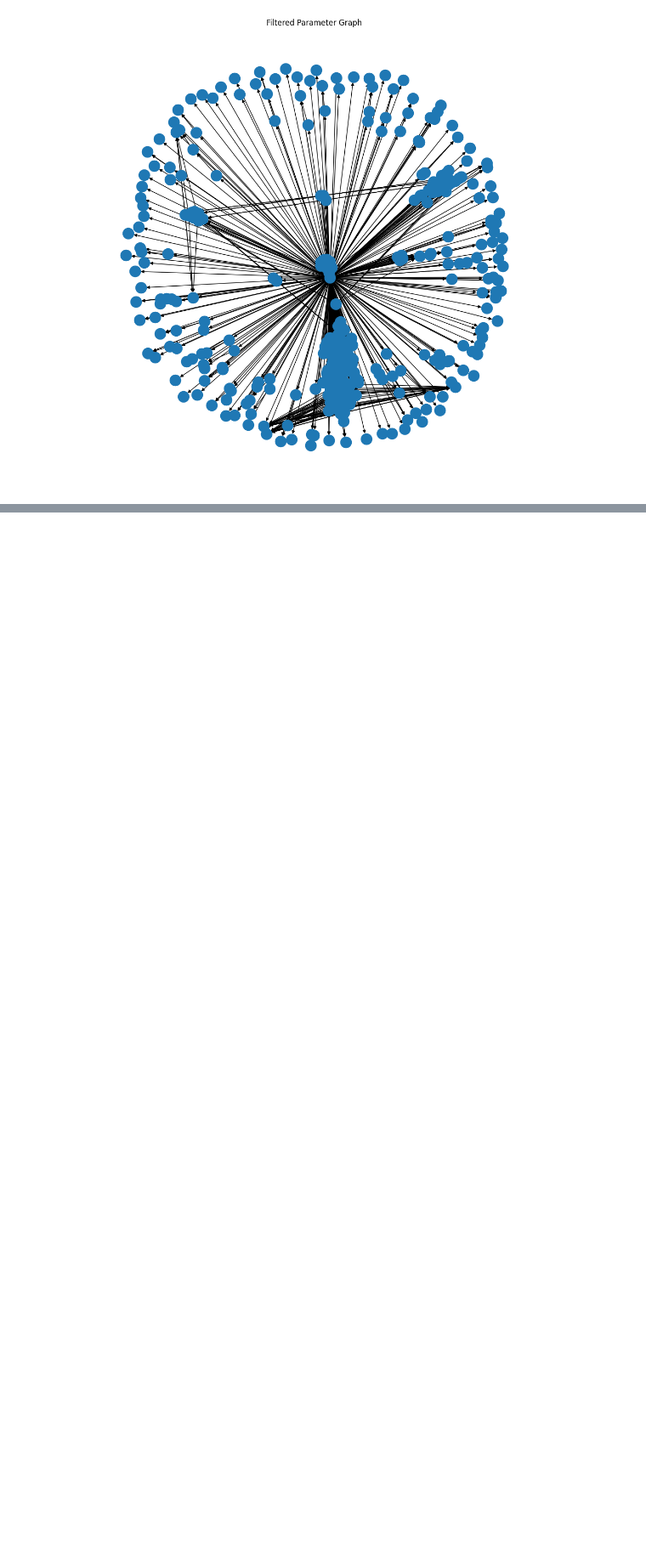
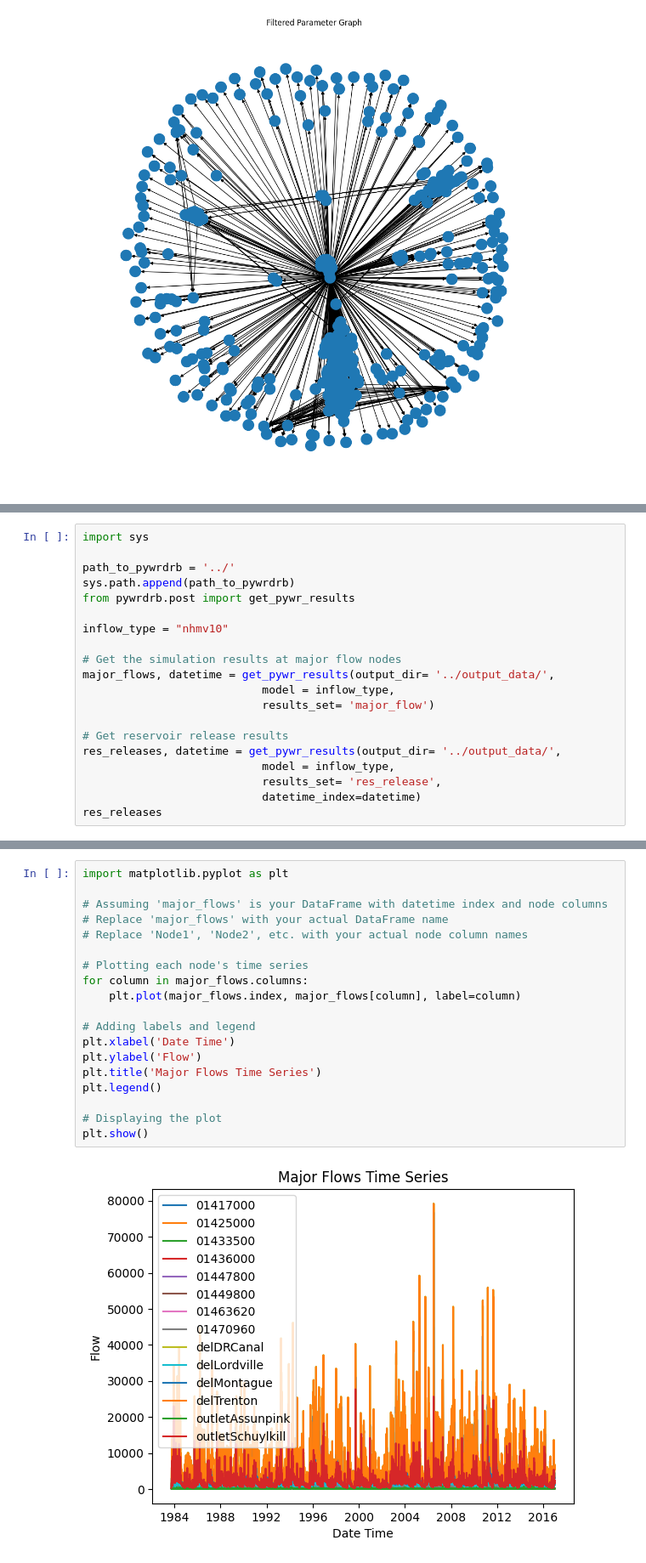
Before and after one commit to Pywr-DRB/Pywr-DRB, a Jupyter notebook: notebooks/Pywr-DRB Tutorial 03 Model Parameters.ipynb, the cells around one changed output, grey strips where cells are left out. Shown at 85% size. Saved outputs shown, nothing was run; the diff lists cells and outputs as text; blank space fills up the shorter version.

Commit message:
visual

```diff
--- a/notebooks/Pywr-DRB Tutorial 03 Model Parameters.ipynb
+++ b/notebooks/Pywr-DRB Tutorial 03 Model Parameters.ipynb
@@ -546,0 +548,20 @@ list(param_graph.adj)
+# %%
+import sys
+
+path_to_pywrdrb = '../'
+sys.path.append(path_to_pywrdrb)
+from pywrdrb.post import get_pywr_results
+
+inflow_type = "nhmv10"
+
+# Get the simulation results at major flow nodes
+major_flows, datetime = get_pywr_results(output_dir= '../output_data/',
+                           model = inflow_type,
+                           results_set= 'major_flow')
+
+# Get reservoir release results
+res_releases, datetime = get_pywr_results(output_dir= '../output_data/',
+                           model = inflow_type,
+                           results_set= 'res_release',
+                           datetime_index=datetime)
+res_releases
@@ -546,0 +582,21 @@ list(param_graph.adj)
+# %%
+import matplotlib.pyplot as plt
+
+# Assuming 'major_flows' is your DataFrame with datetime index and node columns
+# Replace 'major_flows' with your actual DataFrame name
+# Replace 'Node1', 'Node2', etc. with your actual node column names
+
+# Plotting each node's time series
+for column in major_flows.columns:
+    plt.plot(major_flows.index, major_flows[column], label=column)
+
+# Adding labels and legend
+plt.xlabel('Date Time')
+plt.ylabel('Flow')
+plt.title('Major Flows Time Series')
+plt.legend()
+
+# Displaying the plot
+plt.show()
+# %% [output]
+[figure, added]
```
Also changed, not shown: parts of 4 cells of this notebook.
